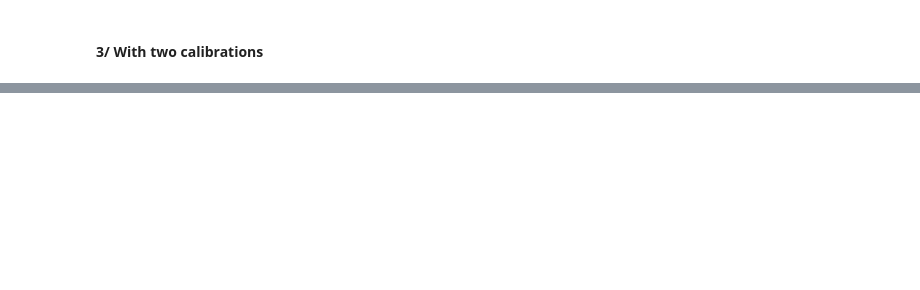
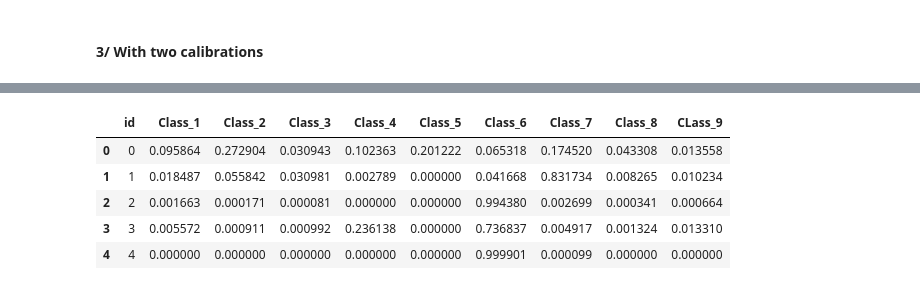
Before and after one commit to hplantec/TC1_kaggle, a Jupyter notebook: main_program.ipynb, the cells around one changed output, grey strips where cells are left out. Drawn from its saved outputs; the diff is of its cells as text; code cells hidden in the pictures; blank space fills up the shorter version.

```diff
--- a/main_program.ipynb
+++ b/main_program.ipynb
@@ -800,7 +802,7 @@ class my_stacking():
         if models is None:
             models = {'Decision tree': DecisionTreeClassifier(random_state = self.random_state),
                      'Random forest': RandomForestClassifier(n_jobs = -1, random_state = self.random_state),
-                     'Xgboost': XGBClassifier(),
+                     #'Xgboost': XGBClassifier(),
                      'Gradient boosting': GradientBoostingClassifier(random_state = self.random_state),
                      'Adaboost': AdaBoostClassifier(random_state = self.random_state),
                      'Mlp': MLPClassifier(random_state = self.random_state),
@@ -808,23 +810,24 @@ class my_stacking():
                      'Naive': GaussianNB(),
                      'SVM': SGDClassifier(loss = 'log', random_state = self.random_state),
                      'Reglog': LogisticRegression(random_state = self.random_state)}
-        is self.recalibration == 2:
+        self.recalibration = recalibration
+        if self.recalibration == 2:
             #Trouver la bonne dict comprehension ici
             self.models = models
         else:
             self.models = models
-        self.recalibration = recalibration
         if self.recalibration > 0:
             self.top_clf = CalibratedClassifierCV(base_estimator = top_clf,method = 'isotonic')
         else:
             self.top_clf = top_clf
         self.model_names = list(self.models.keys())
-        self.kfold = KFold(n_splits = nfolds,random_state = self.random_state)
+        self.nfolds = nfolds
+        self.kfold = KFold(n_splits = self.nfolds,random_state = self.random_state)
         self.labels = labels
 
     def fit(self, Xtr, Ytr):
         second_layer_tr = pd.DataFrame(index = Xtr.index)
-
+        n_fold = 1
         for train_index,test_index in self.kfold.split(Xtr):
             Xtrtr, Ytrtr = Xtr.loc[Xtr.index[train_index]], Ytr.loc[Xtr.index[train_index]]
             Xtrte, Ytrte = Xtr.loc[Xtr.index[test_index]], Ytr.loc[Xtr.index[test_index]]
@@ -835,6 +838,8 @@ class my_stacking():
 
                 for i in range(len(self.labels)):
                     second_layer_tr.loc[Xtr.index[test_index], model+'_class_'+str(self.labels[i])] = preds[:,i]
+            print("fold: "+str(n_fold)+" on "+str(self.nfolds))
+            n_fold+=1
 
         self.second_layer_tr = second_layer_tr
 
@@ -864,7 +869,9 @@ class my_stacking():
         self.second_layer_te = second_layer_te
         return self.top_clf.predict_proba(second_layer_te)
 # %%
-my_stack = my_stacking(labels = range(1,10))
+start = clock()
+my_stack = my_stacking(labels = range(1,10),nfolds = 2)
 my_stack.fit(X_train,y_train)
 y_preds = my_stack.predict_proba(X_test)
 print("Log_loss of the stacking classifier : %.4f" %log_loss(y_test,y_preds, labels = my_stack.labels))
+print("Execution time: %.2fs" %(clock() - start))
@@ -967,0 +970,14 @@ winsound.Beep(frequency, duration)
+# %%
+submit = pd.DataFrame(y_preds)
+submit.index.name = 'id'
+submit.columns = ['Class_1','Class_2','Class_3','Class_4','Class_5','Class_6','Class_7','Class_8','CLass_9']
+submit.reset_index(inplace = True)
+submit.to_csv('stacking.csv')
+submit.head()
+# %% [output]
+|  | id | Class_1 | Class_2 | Class_3 | Class_4 | Class_5 | Class_6 | Class_7 | Class_8 | CLass_9 |
+| 0 | 0 | 0.095864 | 0.272904 | 0.030943 | 0.102363 | 0.201222 | 0.065318 | 0.174520 | 0.043308 | 0.013558 |
+| 1 | 1 | 0.018487 | 0.055842 | 0.030981 | 0.002789 | 0.000000 | 0.041668 | 0.831734 | 0.008265 | 0.010234 |
+| 2 | 2 | 0.001663 | 0.000171 | 0.000081 | 0.000000 | 0.000000 | 0.994380 | 0.002699 | 0.000341 | 0.000664 |
+| 3 | 3 | 0.005572 | 0.000911 | 0.000992 | 0.236138 | 0.000000 | 0.736837 | 0.004917 | 0.001324 | 0.013310 |
+| 4 | 4 | 0.000000 | 0.000000 | 0.000000 | 0.000000 | 0.000000 | 0.999901 | 0.000099 | 0.000000 | 0.000000 |
```
Also changed, not shown: parts of 26 cells of this notebook.
